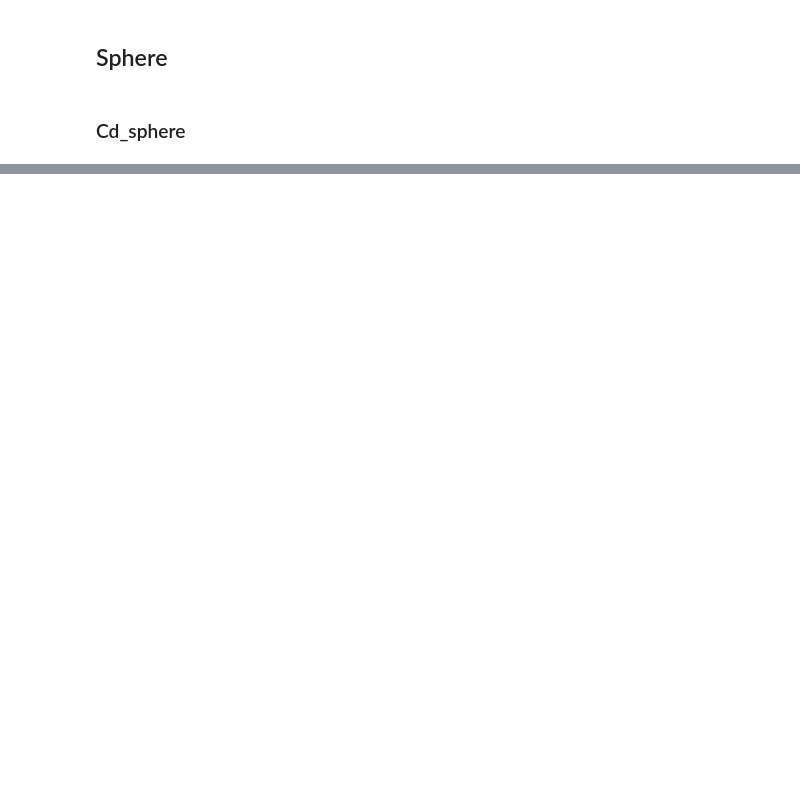
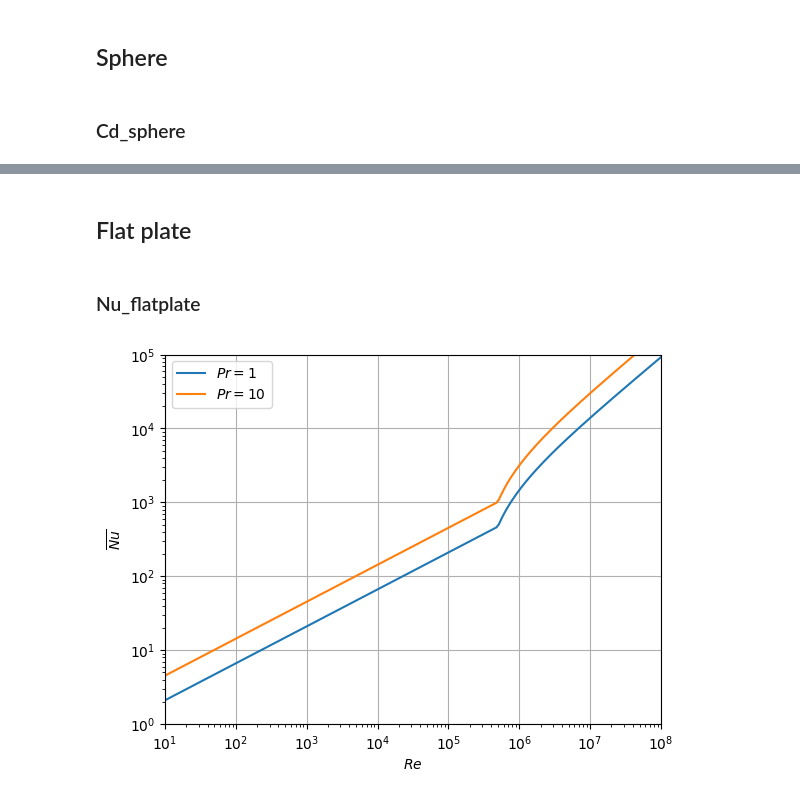
Before and after one commit to HugoMVale/polykin, a Jupyter notebook: docs/reference/transport/plots.ipynb, the cells around one changed output, grey strips where cells are left out. Drawn from its saved outputs; the diff is of its cells as text; code cells hidden in the pictures; blank space fills up the shorter version.

```diff
--- a/docs/reference/transport/plots.ipynb
+++ b/docs/reference/transport/plots.ipynb
@@ -126,0 +143,28 @@ fig5.savefig("Cd_sphere.svg")
+# %% [markdown]
+## Flat plate
+# %% [markdown]
+### Nu_flatplate
+# %%
+fig6, ax = plt.subplots()
+
+Re = np.geomspace(1e1, 1e8, 200)
+Nu = np.empty_like(Re)
+
+for Pr in [1e0, 1e1]:
+    for i in range(Re.size):
+        Nu[i] = Nu_flatplate(Re[i], Pr)
+    ax.plot(Re, Nu, label=rf"$Pr={Pr:.0f}$")
+
+ax.set_xlabel(r"$Re$")
+ax.set_ylabel(r"$\overline{Nu}$")
+ax.set_xlim(Re.min(), Re.max())
+ax.set_xlim(1e1, 1e8)
+ax.set_ylim(1e0, 1e5)
+ax.set_xscale("log")
+ax.set_yscale("log")
+ax.grid(True)
+ax.legend(loc="best")
+
+fig6.savefig("Nu_flatplate.svg")
+# %% [output]
+[figure, added]
```
Also changed, not shown: parts of 12 cells of this notebook, 29 other files.
